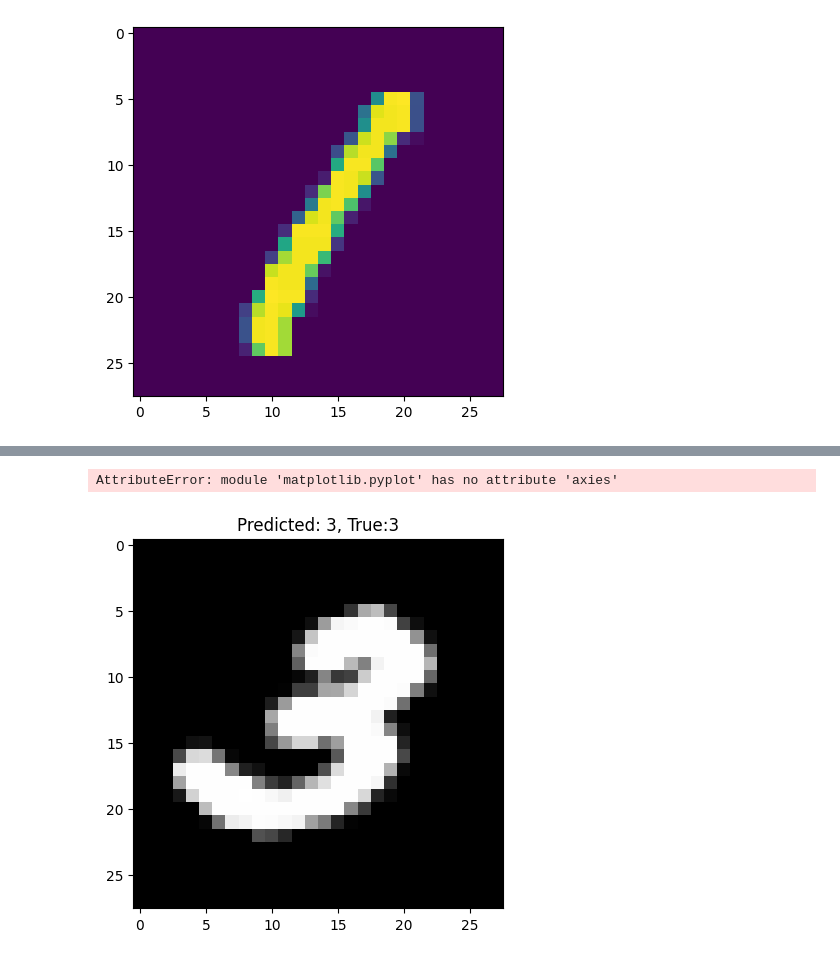
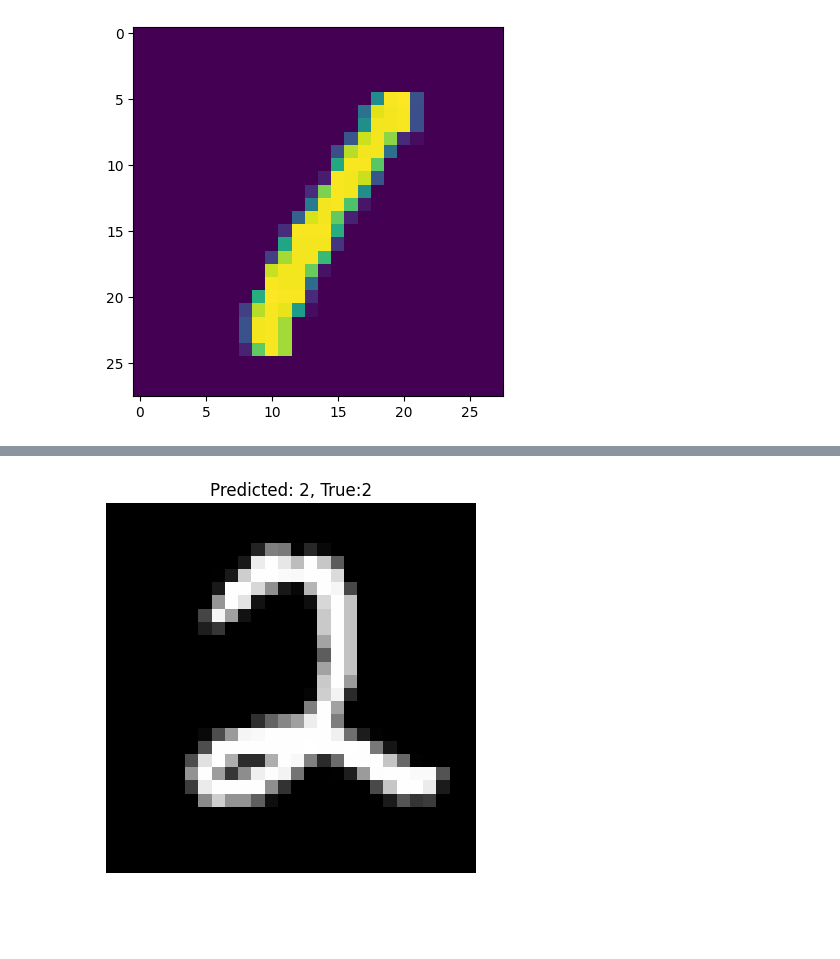
Before and after one commit to PravinKumavat252/HANDWRITING-RECOGNITION, a Jupyter notebook: HandWriting Recognition.ipynb, the cells around one changed output, grey strips where cells are left out. Drawn from its saved outputs; the diff is of its cells as text; code cells hidden in the pictures; blank space fills up the shorter version.

```diff
--- a/HandWriting Recognition.ipynb
+++ b/HandWriting Recognition.ipynb
@@ -119,8 +155,8 @@ predicted_label = np.argmax(prediction)
 # %%
+# DISPLAY THE IMAGE
 plt.imshow(test_x[sample_idx].reshape(28, 28), cmap='gray')
 plt.title(f'Predicted: {predicted_label}, True:{True_label}')
-plt.axies('off')
+plt.axis('off')
 plt.show()
 # %% [output]
-AttributeError: module 'matplotlib.pyplot' has no attribute 'axies'
-[figure, old version]
+[figure, new version]
```
Also changed, not shown: parts of 22 cells of this notebook.
